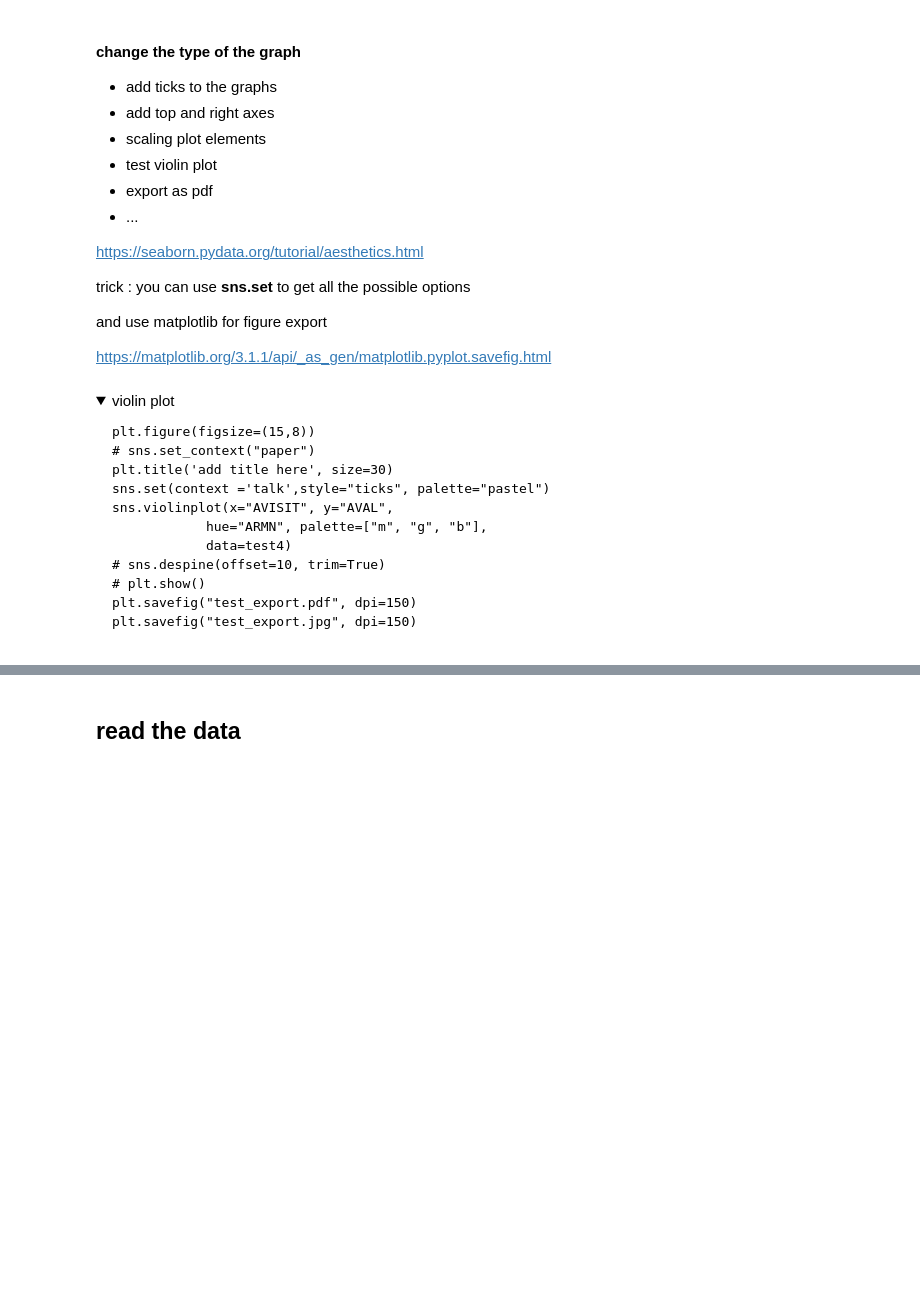
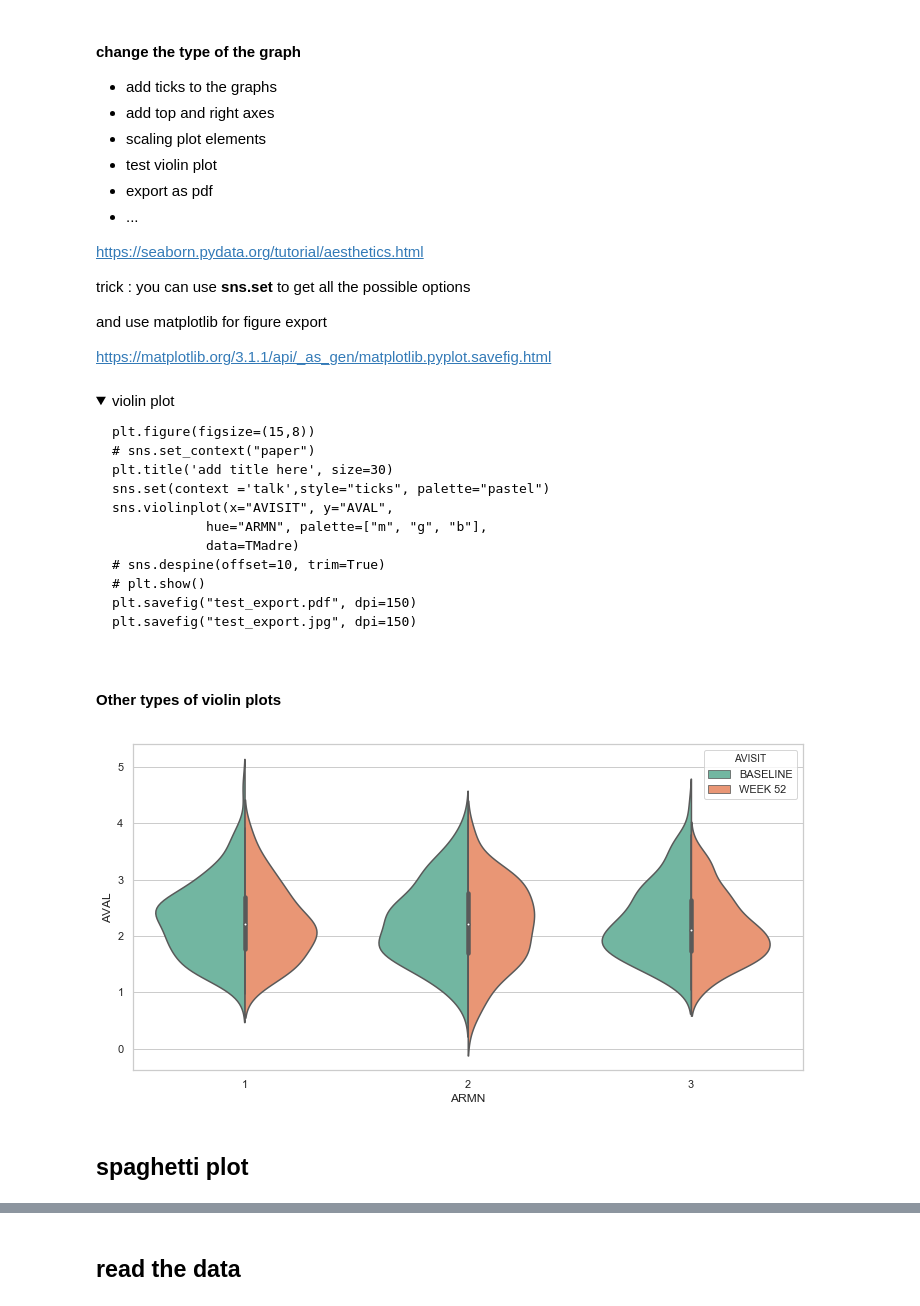
Before and after one commit to SophieRa/Formation-PYTHON, a Jupyter notebook: course_1.ipynb, the cells around one changed output, grey strips where cells are left out. Drawn from its saved outputs; the diff is of its cells as text; code cells hidden in the pictures; folded sections open; blank space fills up the shorter version.

```diff
--- a/course_1.ipynb
+++ b/course_1.ipynb
@@ -266,17 +446,3 @@ sns.despine(offset=10, trim=True) #axes the style and color of the figure
 plt.show()
 # %% [output]
 [figure]
-# %%
-import seaborn as sns
-import matplotlib.pyplot as plt
-
-plt.figure(figsize=(5,5)) #changing the size of the figure
-
-sns.set(style="white", palette="pastel") #changing the style and color of the figure
-
-# Draw a nested boxplot to show response vs. time
-sns.boxplot(x="AVISIT", y="AVAL",
-            hue="ARMN", palette=["m", "g", "b"],
-            data=test4)
-sns.despine(offset=10, trim=True) #axes the style and color of the figure
-plt.show()
@@ -360,10 +524,26 @@ plt.title('add title here', size=30)
 sns.set(context ='talk',style="ticks", palette="pastel")
 sns.violinplot(x="AVISIT", y="AVAL",
             hue="ARMN", palette=["m", "g", "b"],
-            data=test4)
+            data=TMadre)
 # sns.despine(offset=10, trim=True)
 # plt.show()
 plt.savefig("test_export.pdf", dpi=150)
 plt.savefig("test_export.jpg", dpi=150)
 </pre>
 </details>
+# %% [markdown]
+#### Other types of violin plots
+# %%
+TMadre_v = TMadre.loc[(TMadre['AVISIT']==('BASELINE'))|(TMadre['AVISIT']==('WEEK 52')),:]
+# %%
+plt.figure(figsize=(12,6))
+
+sns.set(style="whitegrid")
+
+ax = sns.violinplot(x="ARMN", y="AVAL", hue="AVISIT",
+                     data=TMadre_v, palette="Set2", split=True,
+                     scale="count")
+# %% [output]
+[figure, added]
+# %% [markdown]
+## spaghetti plot
```
Also changed, not shown: parts of 111 cells of this notebook.
